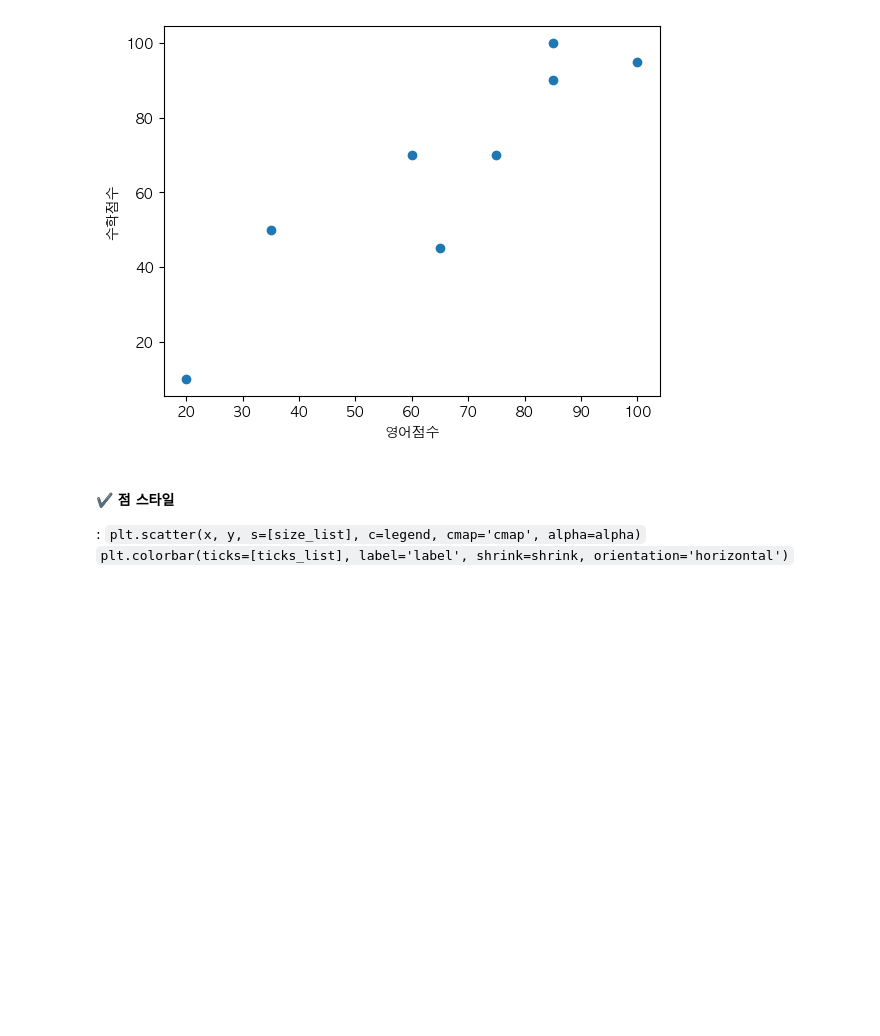
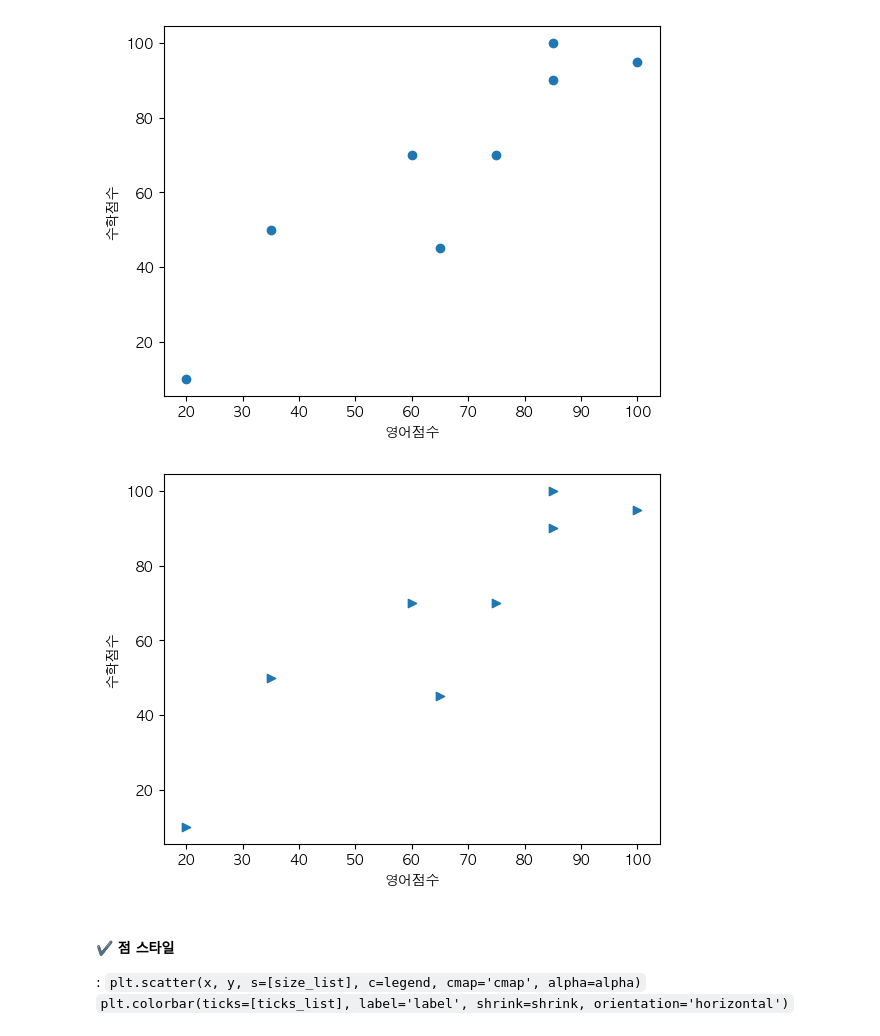
Before and after one commit to HeeJu-XiJu/Pandas, a Jupyter notebook: 21. 시각화 - 산점도 그래프.ipynb, the cells around one changed output. Saved outputs shown, nothing was run; the diff lists cells and outputs as text; code cells hidden in the pictures; blank space fills up the shorter version.

```diff
--- a/21. 시각화 - 산점도 그래프.ipynb
+++ b/21. 시각화 - 산점도 그래프.ipynb
@@ -38,6 +38,13 @@ plt.ylabel('수학점수')
 plt.show()
 # %% [output]
 [figure]
+# %%
+plt.scatter(df['영어'], df['수학'], marker='>')
+plt.xlabel('영어점수')
+plt.ylabel('수학점수')
+plt.show()
+# %% [output]
+[figure, added]
 # %% [markdown]
 #### ✔️ 점 스타일
 : `plt.scatter(x, y, s=[size_list], c=legend, cmap='cmap', alpha=alpha)`\
```
Also changed, not shown: parts of 1 cell of this notebook.
